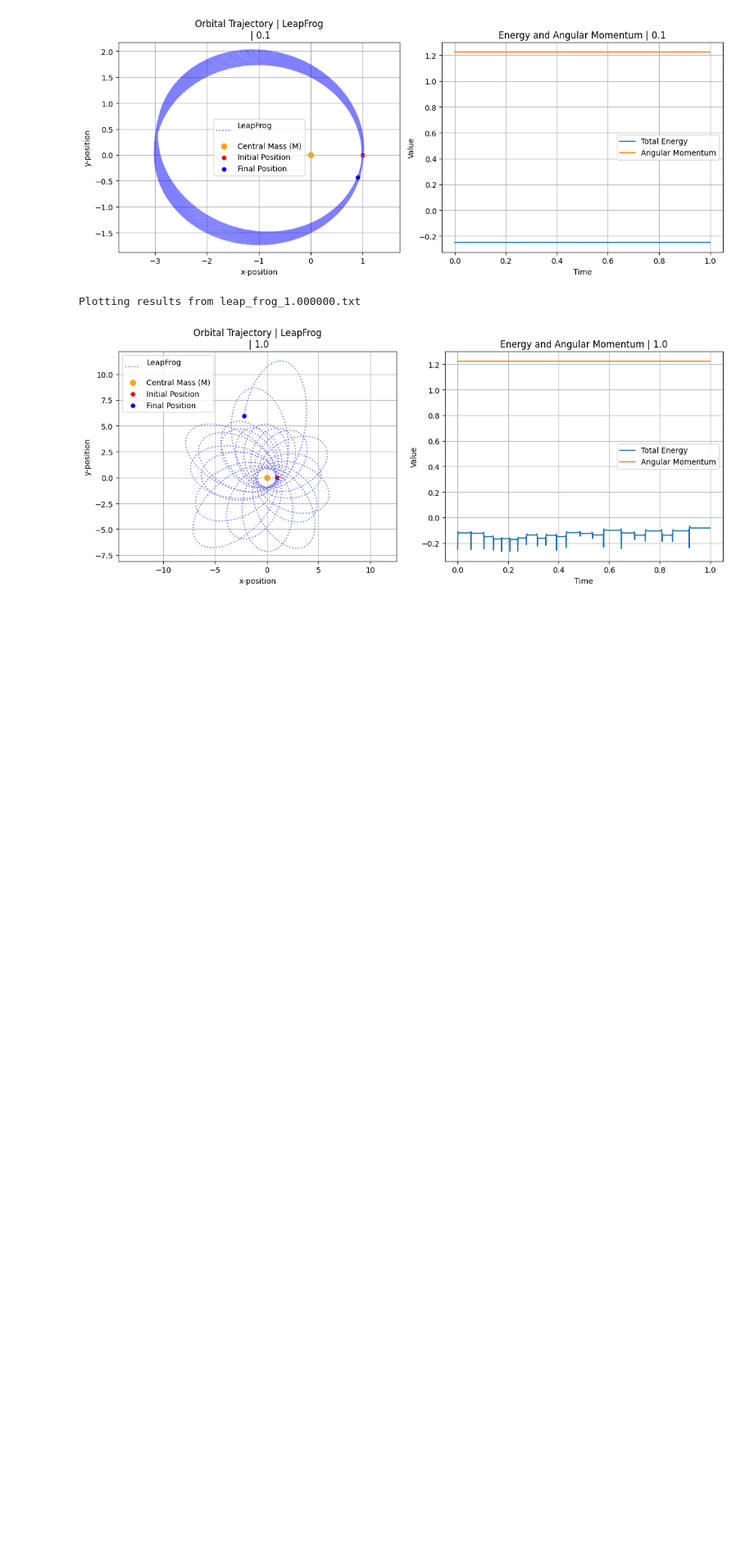
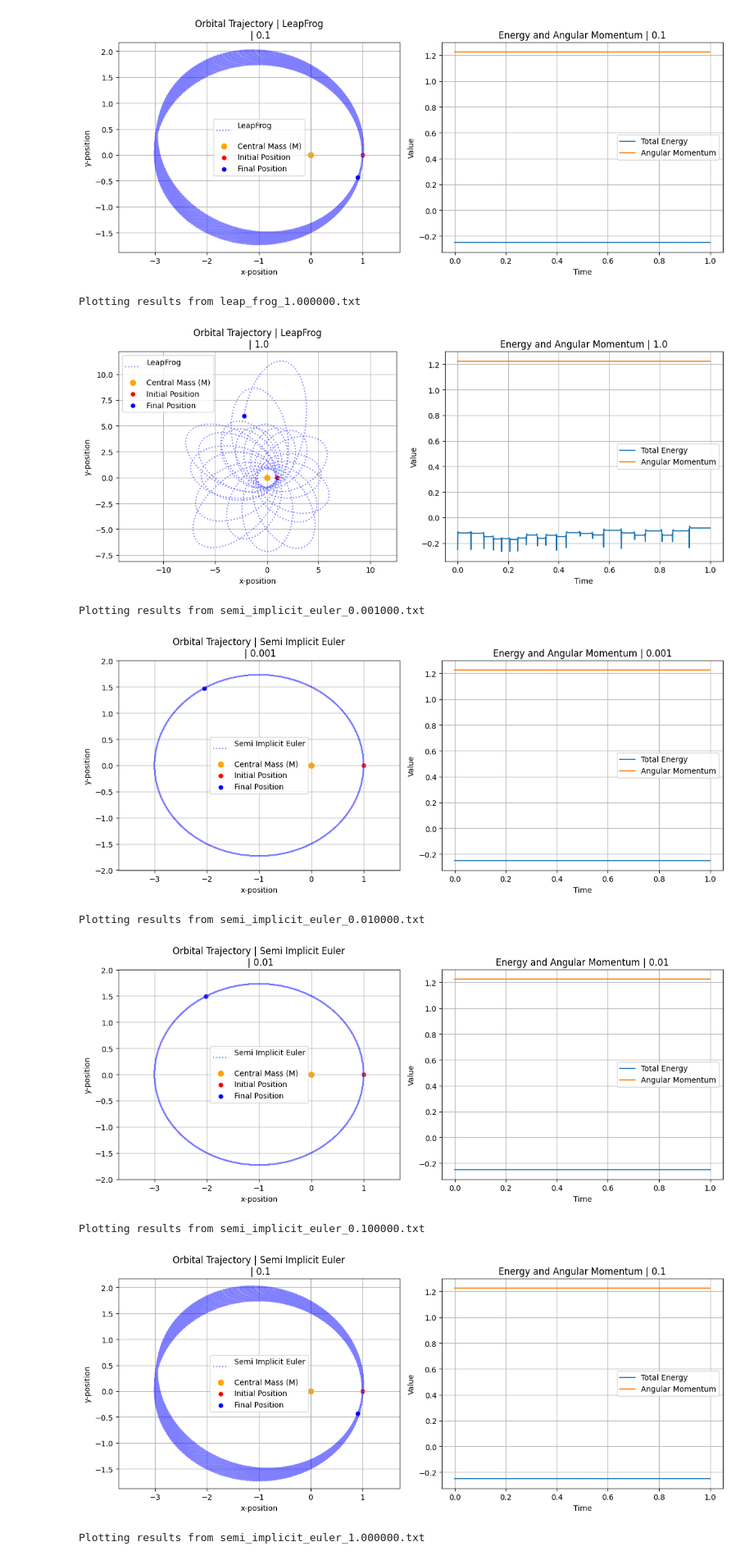
Before and after one commit to kingspoof/AST245-Computational-Astrophysics, a Jupyter notebook: Project 0 Assignments/exercise1/animation.ipynb, the cells around one changed output. Shown at 82% size. Cells and saved outputs as stored; diff of their text form; code cells hidden in the pictures; blank space fills up the shorter version.

```diff
--- a/Project 0 Assignments/exercise1/animation.ipynb
+++ b/Project 0 Assignments/exercise1/animation.ipynb
@@ -129,7 +128,16 @@ Plotting results from leap_frog_0.100000.txt
 Plotting results from leap_frog_1.000000.txt
 [figure]
 # %%
+files = sorted(os.listdir('results/'))
 for file in files:
     if file.endswith('.txt') and "semi_implicit_euler_" in file:
         print(f'Plotting results from {file}')
         plot_result(*read_simulation_data("results/" + file))
+# %% [output]
+Plotting results from semi_implicit_euler_0.001000.txt
+[figure, added]
+Plotting results from semi_implicit_euler_0.010000.txt
+[figure, added]
+Plotting results from semi_implicit_euler_0.100000.txt
+[figure, added]
+Plotting results from semi_implicit_euler_1.000000.txt
```
Also changed, not shown: parts of 4 cells of this notebook, 12 other files.
